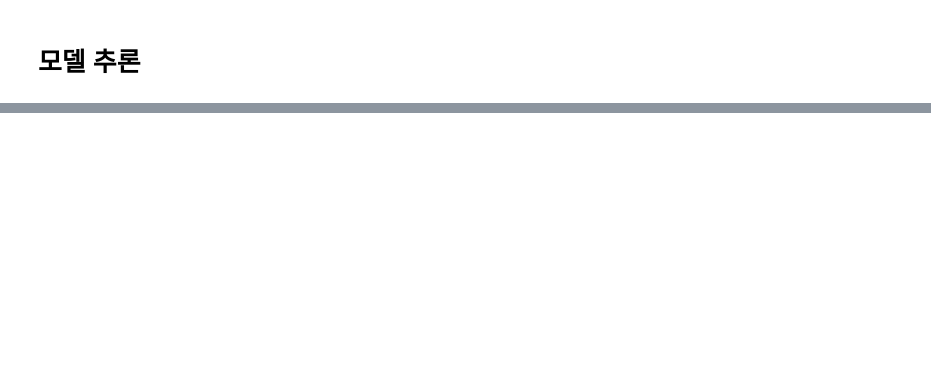
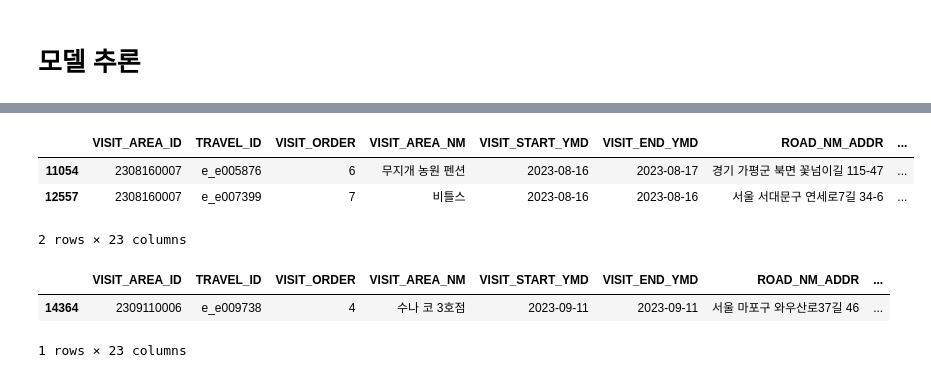
Before and after one commit to UnknwonD/GNN_Recommend, a Jupyter notebook: GNN/data_preprocess.ipynb, the cells around one changed output, grey strips where cells are left out. Drawn from its saved outputs; the diff is of its cells as text; code cells hidden in the pictures; blank space fills up the shorter version.

```diff
--- a/GNN/data_preprocess.ipynb
+++ b/GNN/data_preprocess.ipynb
@@ -762,0 +895,13 @@ print("추천 동선:", route_ids)
+# %%
+visit_area_df[visit_area_df['VISIT_AREA_ID'] == 2308160007]
+# %% [output]
+|  | VISIT_AREA_ID | TRAVEL_ID | VISIT_ORDER | VISIT_AREA_NM | VISIT_START_YMD | VISIT_END_YMD | ROAD_NM_ADDR | ... |
+| 11054 | 2308160007 | e_e005876 | 6 | 무지개 농원 펜션 | 2023-08-16 | 2023-08-17 | 경기 가평군 북면 꽃넘이길 115-47 | ... |
+| 12557 | 2308160007 | e_e007399 | 7 | 비틀스 | 2023-08-16 | 2023-08-16 | 서울 서대문구 연세로7길 34-6 | ... |
+2 rows × 23 columns
+# %%
+visit_area_df[visit_area_df['VISIT_AREA_ID'] == 2309110006]
+# %% [output]
+|  | VISIT_AREA_ID | TRAVEL_ID | VISIT_ORDER | VISIT_AREA_NM | VISIT_START_YMD | VISIT_END_YMD | ROAD_NM_ADDR | ... |
+| 14364 | 2309110006 | e_e009738 | 4 | 수나 코 3호점 | 2023-09-11 | 2023-09-11 | 서울 마포구 와우산로37길 46 | ... |
+1 rows × 23 columns
```
Also changed, not shown: parts of 19 cells of this notebook, 1 other file.
